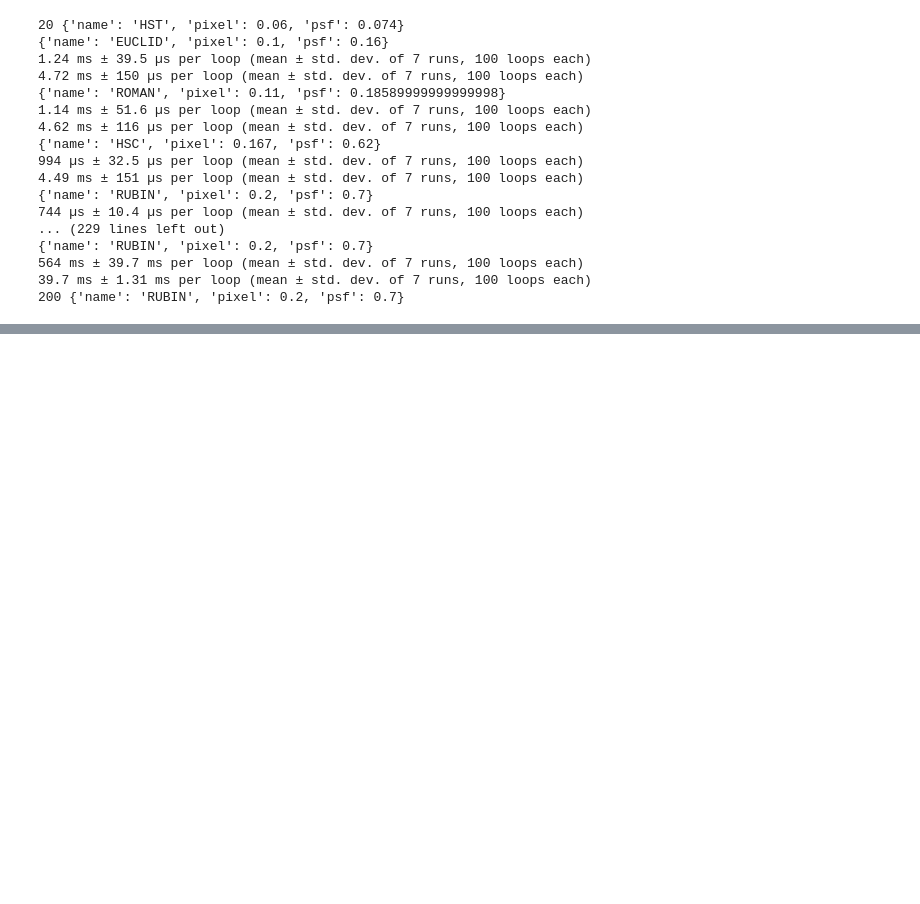
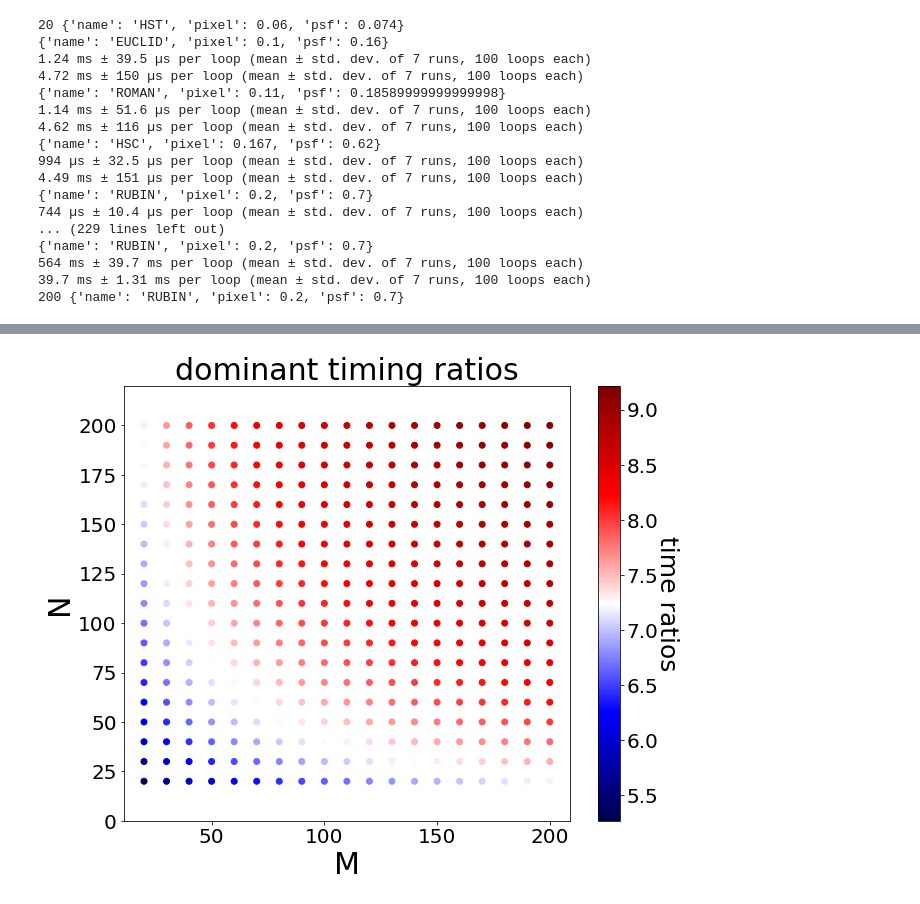
Before and after one commit to herjy/Multi_resolution_comparison, a Jupyter notebook: Timing_test/Timing_comparison.ipynb, the cells around one changed output, grey strips where cells are left out. Cells and saved outputs as stored; diff of their text form; code cells hidden in the pictures; blank space fills up the shorter version.

```diff
--- a/Timing_test/Timing_comparison.ipynb
+++ b/Timing_test/Timing_comparison.ipynb
@@ -215,0 +255,14 @@ No handles with labels found to put in legend.
+# %%
+#Theoretical timing ratio for dominant components
+plt.figure(figsize = (10,8))
+plt.ylim([0,220])
+plt.scatter(x,y, c = np.log10(scarlet_timing(x,y)), cmap = 'seismic')
+#scatter(n_hrs, n_lrs,c = np.log10(s_mean/g_mean), marker = 'x', vmax = 1, vmin = -1, cmap = 'seismic')
+plt.xlabel('M', fontsize = '30')
+plt.ylabel('N', fontsize = '30')
+plt.title('dominant timing ratios', fontsize = '30')
+cbar = plt.colorbar()
+cbar.set_label('time ratios', rotation=270, fontsize = 25, labelpad = 20)
+plt.show()
+# %% [output]
+[figure, added]
```
Also changed, not shown: parts of 4 cells of this notebook, 7 other files.
